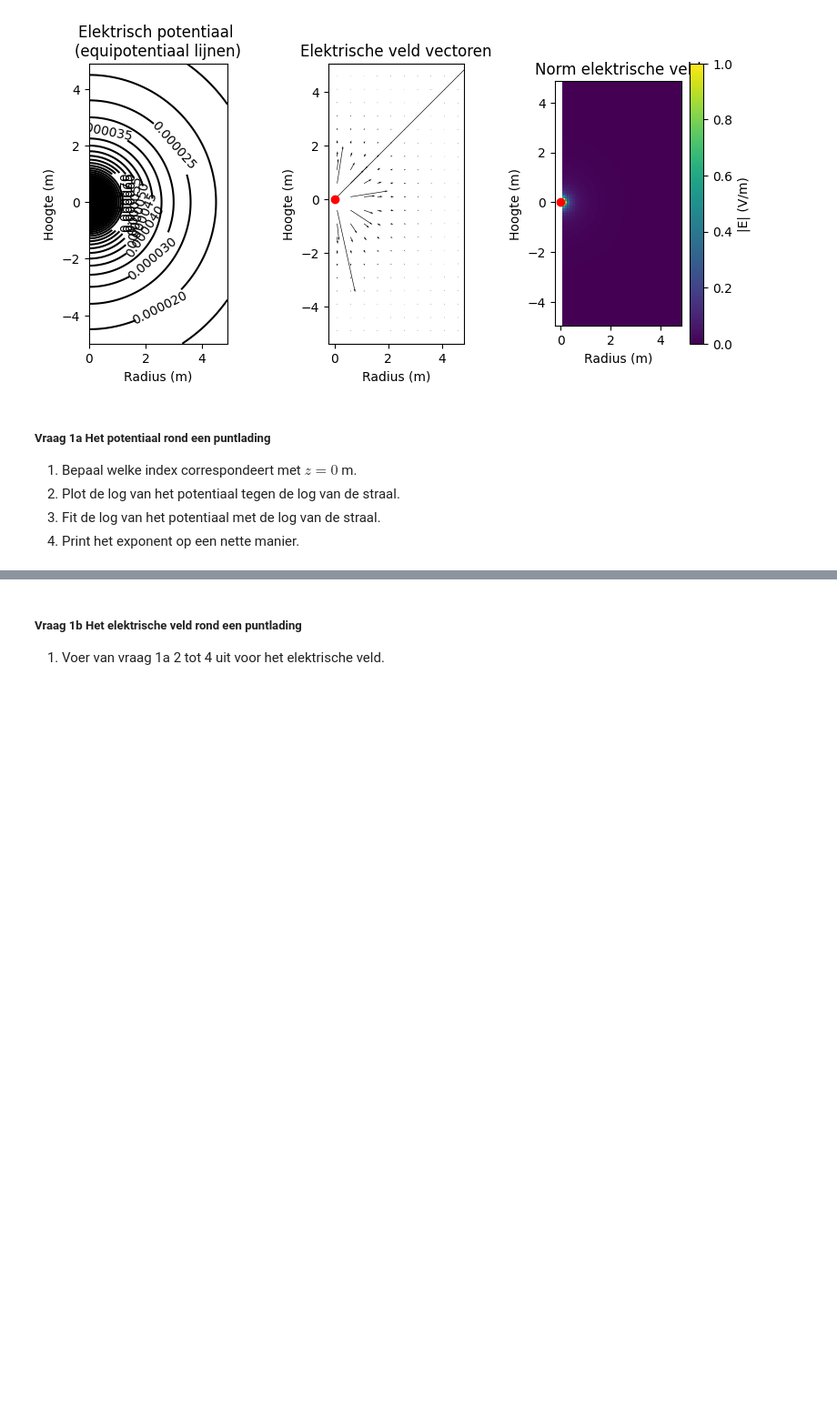
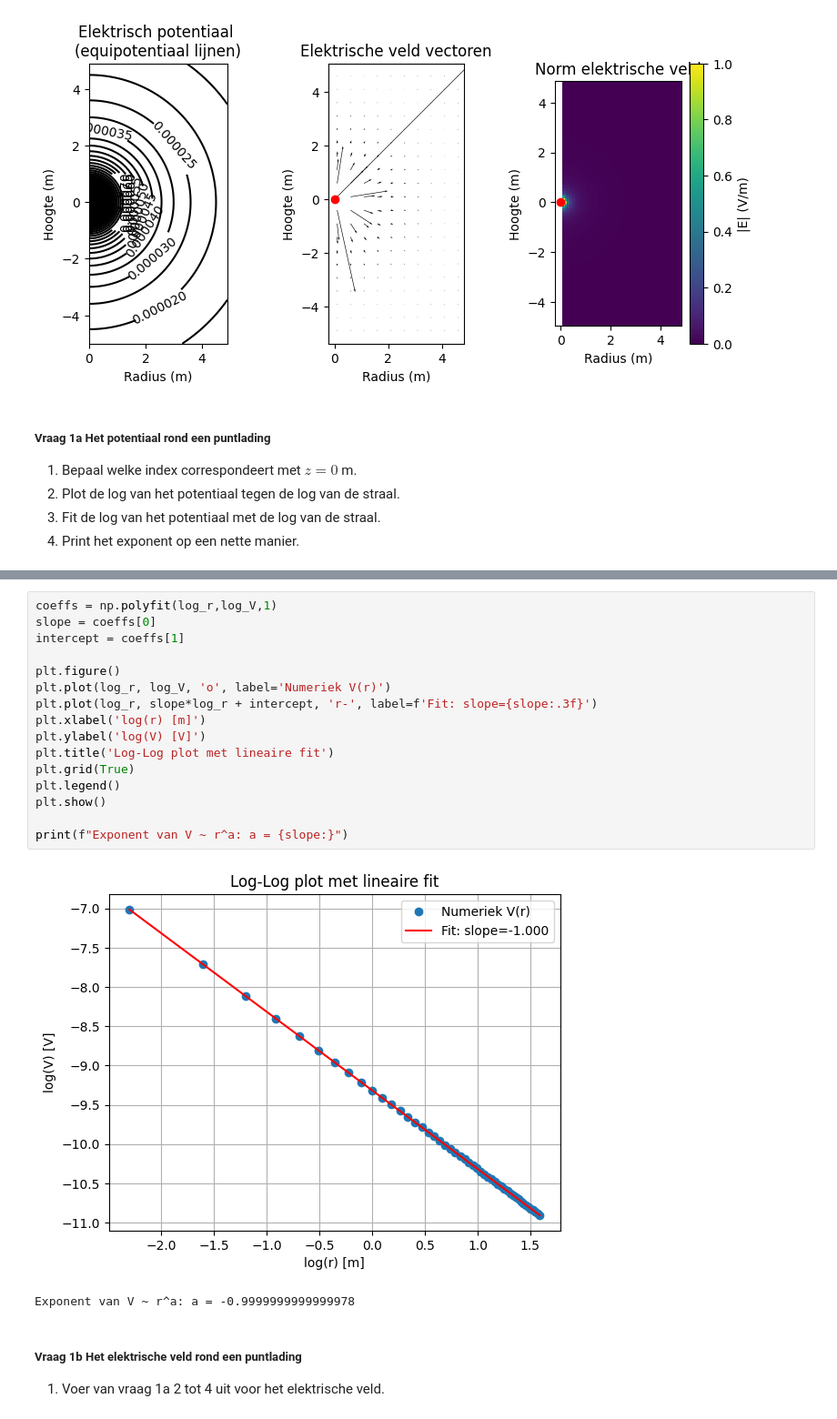
Before and after one commit to Alek-Janssen/opdrachten-DEF-D, a Jupyter notebook: DigitaleOntwerpopdrachten/1CondensatorOpdracht/CondensatorOntwerpopdracht.ipynb, the cells around one changed output, grey strips where cells are left out. Shown at 91% size. Cells and saved outputs as stored; diff of their text form; blank space fills up the shorter version.

```diff
--- a/DigitaleOntwerpopdrachten/1CondensatorOpdracht/CondensatorOntwerpopdracht.ipynb
+++ b/DigitaleOntwerpopdrachten/1CondensatorOpdracht/CondensatorOntwerpopdracht.ipynb
@@ -93,3 +126,22 @@ plot_results_pt_charge_at_origin(Ez, Er, normE, V, r, z, grid_step)
+# %%
+coeffs = np.polyfit(log_r,log_V,1)
+slope = coeffs[0]
+intercept = coeffs[1]
+
+plt.figure()
+plt.plot(log_r, log_V, 'o', label='Numeriek V(r)')
+plt.plot(log_r, slope*log_r + intercept, 'r-', label=f'Fit: slope={slope:.3f}')
+plt.xlabel('log(r) [m]')
+plt.ylabel('log(V) [V]')
+plt.title('Log-Log plot met lineaire fit')
+plt.grid(True)
+plt.legend()
+plt.show()
+
+print(f"Exponent van V ~ r^a: a = {slope:}")
+# %% [output]
+[figure, added]
+Exponent van V ~ r^a: a = -0.9999999999999978
 # %% [markdown]
 ##### Vraag 1b Het elektrische veld rond een puntlading
 1. Voer van vraag 1a 2 tot 4 uit voor het elektrische veld.
```
Also changed, not shown: parts of 22 cells of this notebook, 2 other files.
